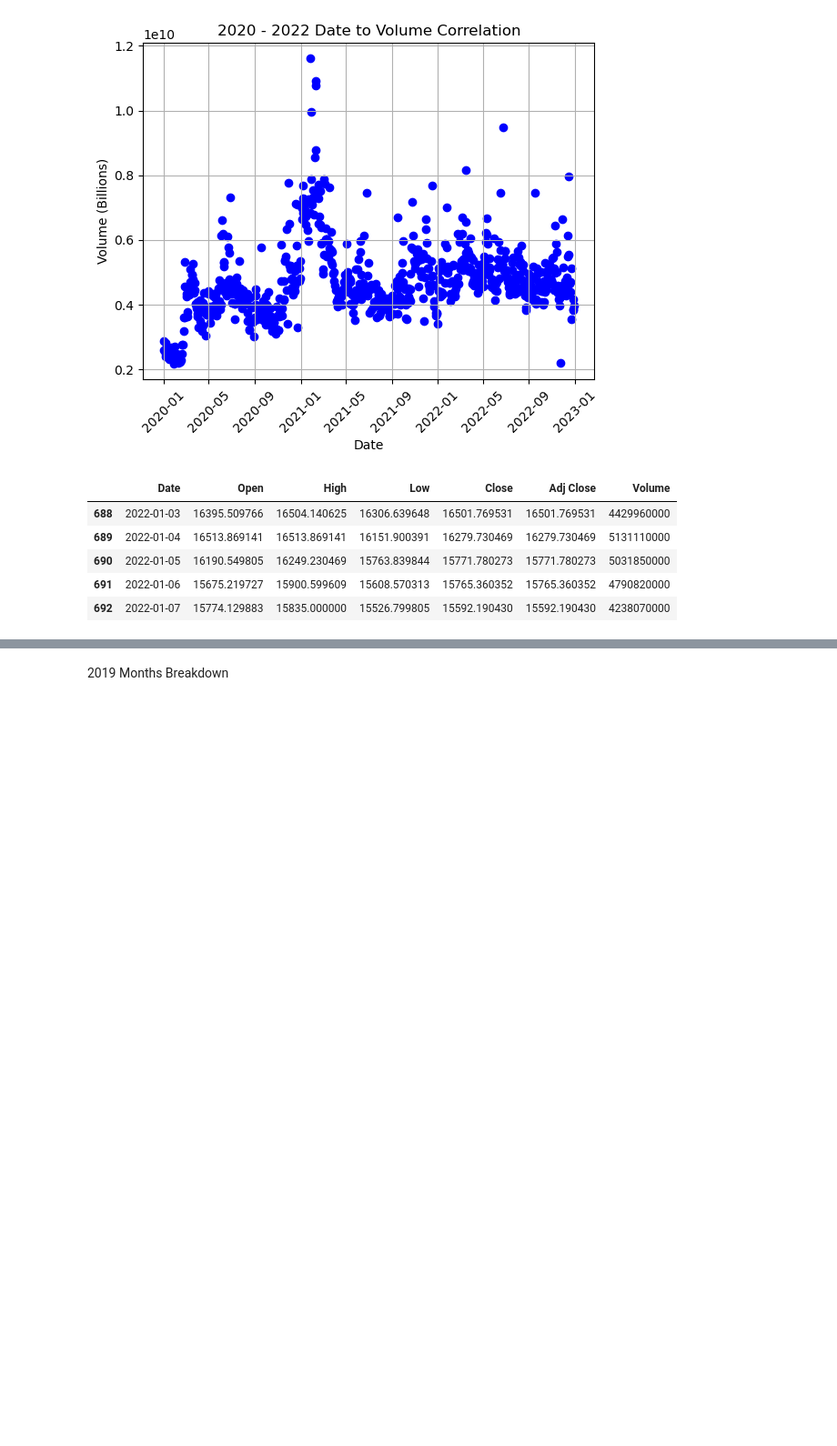
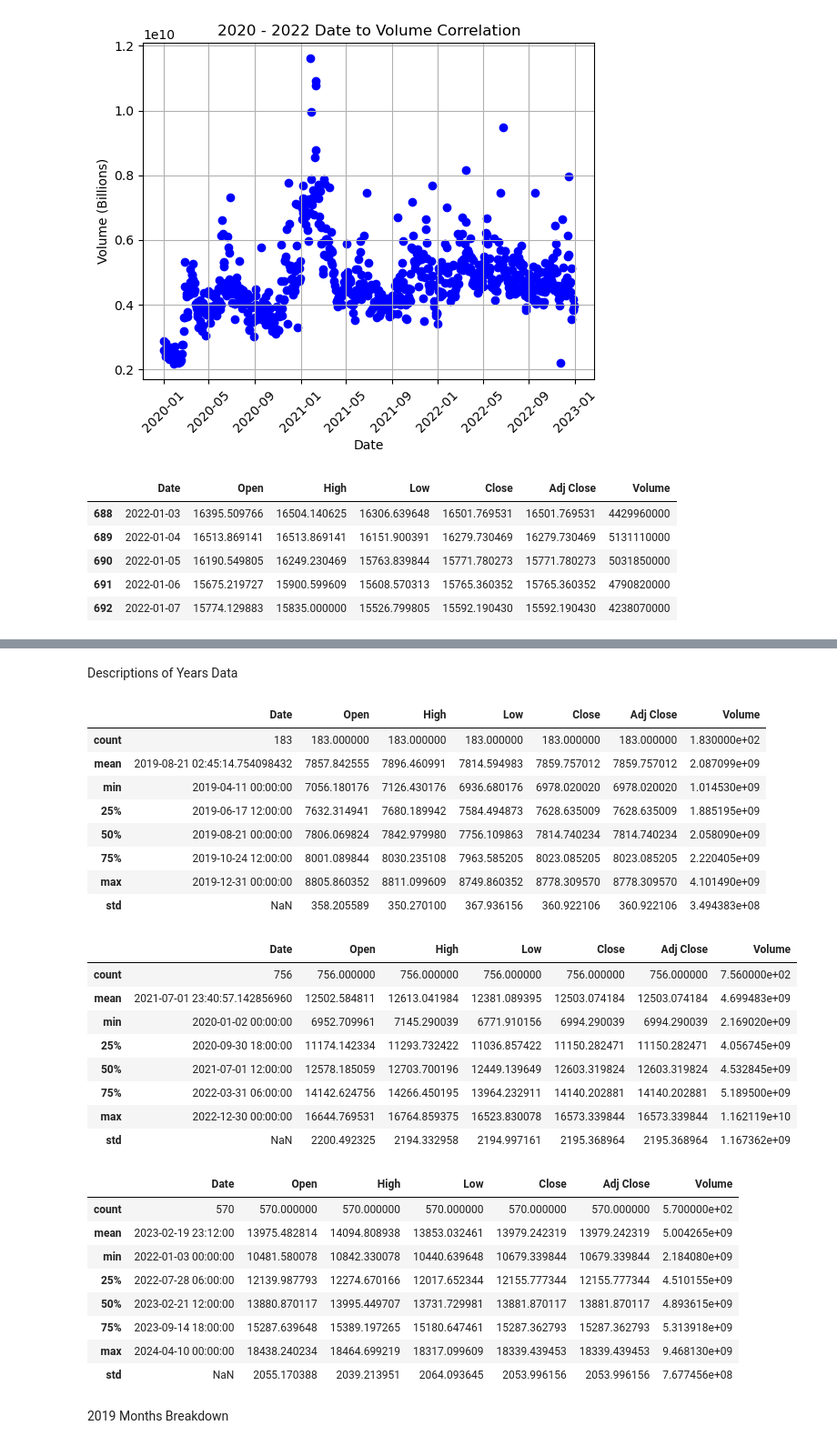
Before and after one commit to Ozkazanc1991/Project1, a Jupyter notebook: nasdaq_data_analysis_ryan_update_april_15.ipynb, the cells around one changed output, grey strips where cells are left out. Shown: that part at 91% size. Cells and saved outputs as stored; diff of their text form; code cells hidden in the pictures; blank space fills up the shorter version.

```diff
--- a/nasdaq_data_analysis_ryan_update_april_15.ipynb
+++ b/nasdaq_data_analysis_ryan_update_april_15.ipynb
@@ -311,3 +326,39 @@ plt.show()
 [figure]
+# %% [markdown]
+Descriptions of Years Data
+# %%
+display(ndx_2019.describe())
+
+display(ndx_2020_2022.describe())
+
+display(ndx_2022_2024.describe())
+# %% [output]
+|  | Date | Open | High | Low | Close | Adj Close | Volume |
+| count | 183 | 183.000000 | 183.000000 | 183.000000 | 183.000000 | 183.000000 | 1.830000e+02 |
+| mean | 2019-08-21 02:45:14.754098432 | 7857.842555 | 7896.460991 | 7814.594983 | 7859.757012 | 7859.757012 | 2.087099e+09 |
+| min | 2019-04-11 00:00:00 | 7056.180176 | 7126.430176 | 6936.680176 | 6978.020020 | 6978.020020 | 1.014530e+09 |
+| 25% | 2019-06-17 12:00:00 | 7632.314941 | 7680.189942 | 7584.494873 | 7628.635009 | 7628.635009 | 1.885195e+09 |
+| 50% | 2019-08-21 00:00:00 | 7806.069824 | 7842.979980 | 7756.109863 | 7814.740234 | 7814.740234 | 2.058090e+09 |
+| 75% | 2019-10-24 12:00:00 | 8001.089844 | 8030.235108 | 7963.585205 | 8023.085205 | 8023.085205 | 2.220405e+09 |
+| max | 2019-12-31 00:00:00 | 8805.860352 | 8811.099609 | 8749.860352 | 8778.309570 | 8778.309570 | 4.101490e+09 |
+| std | NaN | 358.205589 | 350.270100 | 367.936156 | 360.922106 | 360.922106 | 3.494383e+08 |
+|  | Date | Open | High | Low | Close | Adj Close | Volume |
+| count | 756 | 756.000000 | 756.000000 | 756.000000 | 756.000000 | 756.000000 | 7.560000e+02 |
+| mean | 2021-07-01 23:40:57.142856960 | 12502.584811 | 12613.041984 | 12381.089395 | 12503.074184 | 12503.074184 | 4.699483e+09 |
+| min | 2020-01-02 00:00:00 | 6952.709961 | 7145.290039 | 6771.910156 | 6994.290039 | 6994.290039 | 2.169020e+09 |
+| 25% | 2020-09-30 18:00:00 | 11174.142334 | 11293.732422 | 11036.857422 | 11150.282471 | 11150.282471 | 4.056745e+09 |
+| 50% | 2021-07-01 12:00:00 | 12578.185059 | 12703.700196 | 12449.139649 | 12603.319824 | 12603.319824 | 4.532845e+09 |
+| 75% | 2022-03-31 06:00:00 | 14142.624756 | 14266.450195 | 13964.232911 | 14140.202881 | 14140.202881 | 5.189500e+09 |
+| max | 2022-12-30 00:00:00 | 16644.769531 | 16764.859375 | 16523.830078 | 16573.339844 | 16573.339844 | 1.162119e+10 |
+| std | NaN | 2200.492325 | 2194.332958 | 2194.997161 | 2195.368964 | 2195.368964 | 1.167362e+09 |
+|  | Date | Open | High | Low | Close | Adj Close | Volume |
+| count | 570 | 570.000000 | 570.000000 | 570.000000 | 570.000000 | 570.000000 | 5.700000e+02 |
+| mean | 2023-02-19 23:12:00 | 13975.482814 | 14094.808938 | 13853.032461 | 13979.242319 | 13979.242319 | 5.004265e+09 |
+| min | 2022-01-03 00:00:00 | 10481.580078 | 10842.330078 | 10440.639648 | 10679.339844 | 10679.339844 | 2.184080e+09 |
+| 25% | 2022-07-28 06:00:00 | 12139.987793 | 12274.670166 | 12017.652344 | 12155.777344 | 12155.777344 | 4.510155e+09 |
+| 50% | 2023-02-21 12:00:00 | 13880.870117 | 13995.449707 | 13731.729981 | 13881.870117 | 13881.870117 | 4.893615e+09 |
+| 75% | 2023-09-14 18:00:00 | 15287.639648 | 15389.197265 | 15180.647461 | 15287.362793 | 15287.362793 | 5.313918e+09 |
+| max | 2024-04-10 00:00:00 | 18438.240234 | 18464.699219 | 18317.099609 | 18339.439453 | 18339.439453 | 9.468130e+09 |
+| std | NaN | 2055.170388 | 2039.213951 | 2064.093645 | 2053.996156 | 2053.996156 | 7.677456e+08 |
 # %% [markdown]
 2019 Months Breakdown
```
Also changed, not shown: parts of 19 cells of this notebook.
